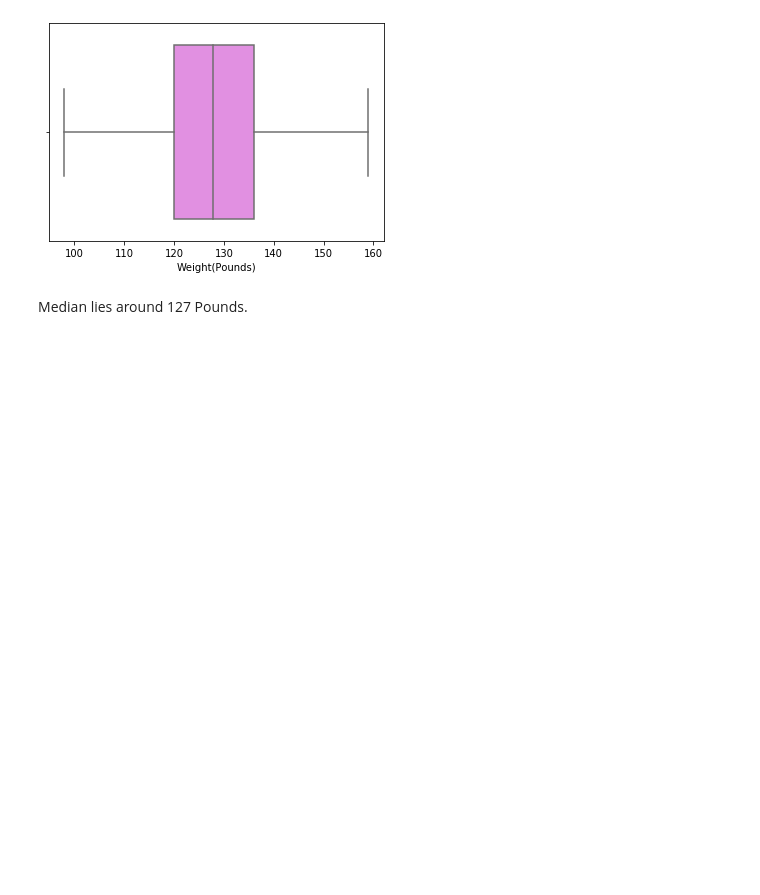
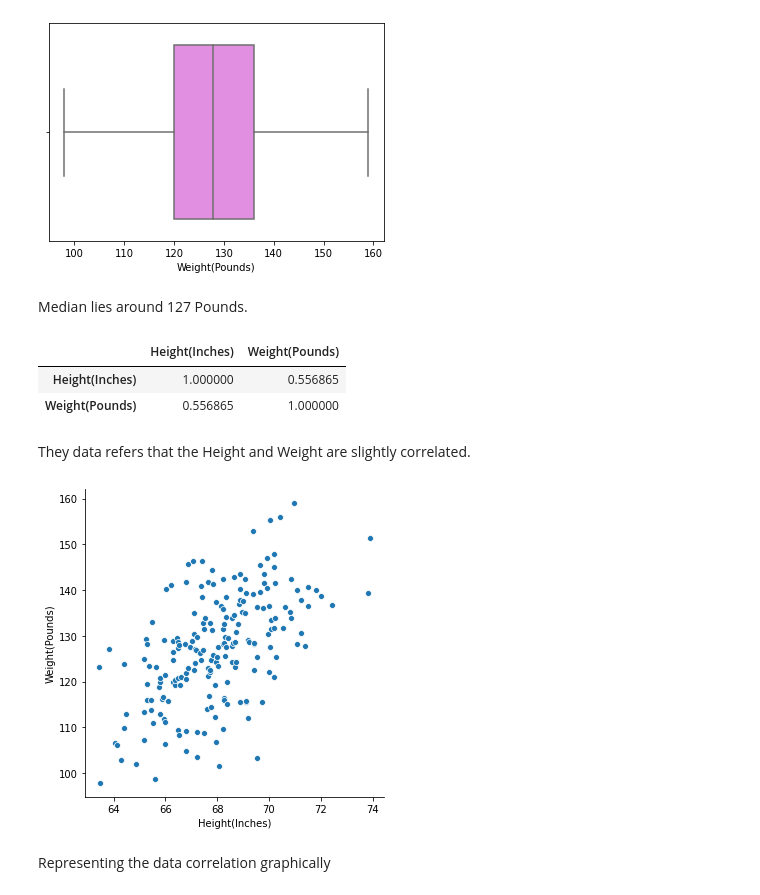
Before and after one commit to anwinmathai/Height-Weight-dataset, a Jupyter notebook: HeightnWeight.ipynb, the cells around one changed output. Drawn from its saved outputs; the diff is of its cells as text; code cells hidden in the pictures; blank space fills up the shorter version.

```diff
--- a/HeightnWeight.ipynb
+++ b/HeightnWeight.ipynb
@@ -85,3 +85,18 @@ sns.boxplot(x="Weight(Pounds)",data=data,color="Violet")
 [figure]
 # %% [markdown]
 Median lies around 127 Pounds.
+# %%
+#Finding correlation coefficient
+data.corr()
+# %% [output]
+|  | Height(Inches) | Weight(Pounds) |
+| Height(Inches) | 1.000000 | 0.556865 |
+| Weight(Pounds) | 0.556865 | 1.000000 |
+# %% [markdown]
+They data refers that the Height and Weight are slightly correlated.
+# %%
+sns.relplot(x="Height(Inches)",y="Weight(Pounds)",kind="scatter",data=data);
+# %% [output]
+[figure, added]
+# %% [markdown]
+Representing the data correlation graphically
```
Also changed, not shown: parts of 1 cell of this notebook.
